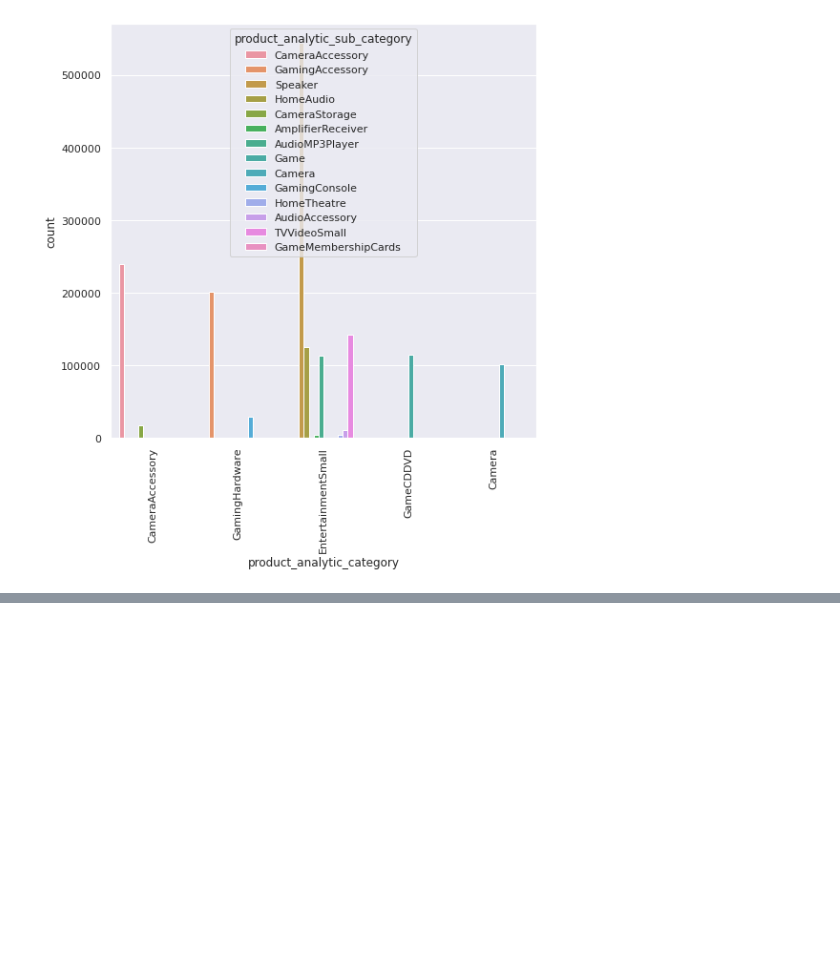
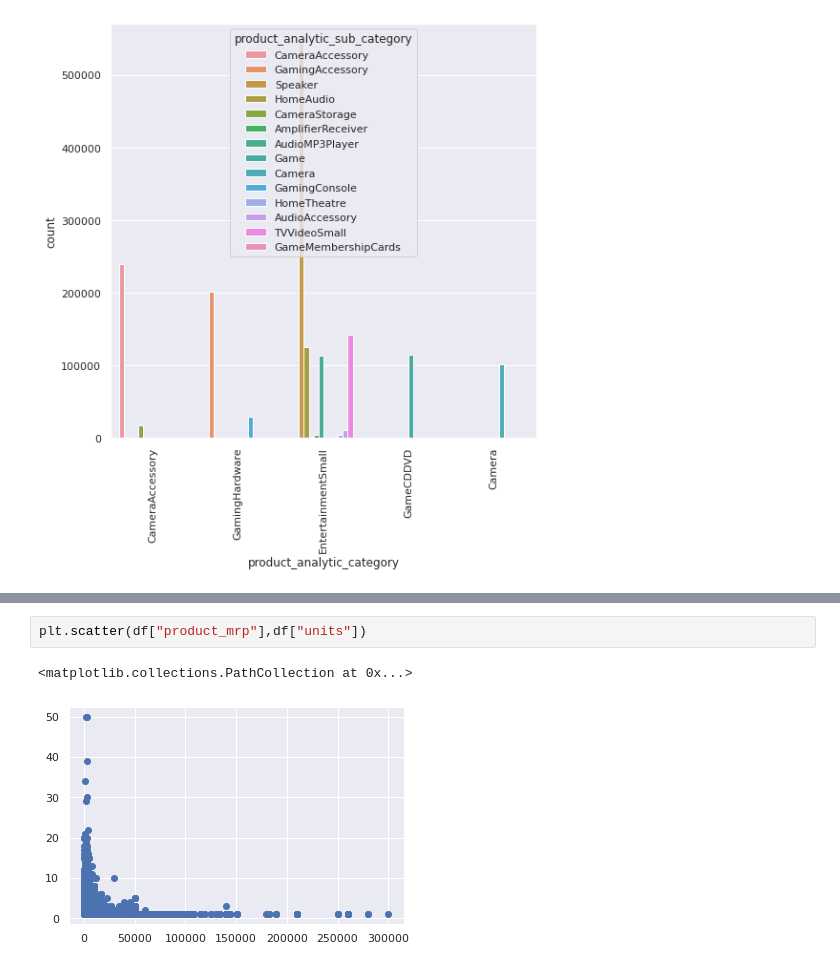
Before and after one commit to Anirudhakumar/DS-, a Jupyter notebook: MarketMixModeling.ipynb, the cells around one changed output, grey strips where cells are left out. Cells and saved outputs as stored; diff of their text form; blank space fills up the shorter version.

```diff
--- a/MarketMixModeling.ipynb
+++ b/MarketMixModeling.ipynb
@@ -127,0 +126,5 @@ sns.lineplot(x="product_mrp",y="units",data=df)
+# %%
+plt.scatter(df["product_mrp"],df["units"])
+# %% [output]
+<matplotlib.collections.PathCollection at 0x...>
+[figure, added]
```
Also changed, not shown: parts of 4 cells of this notebook.
